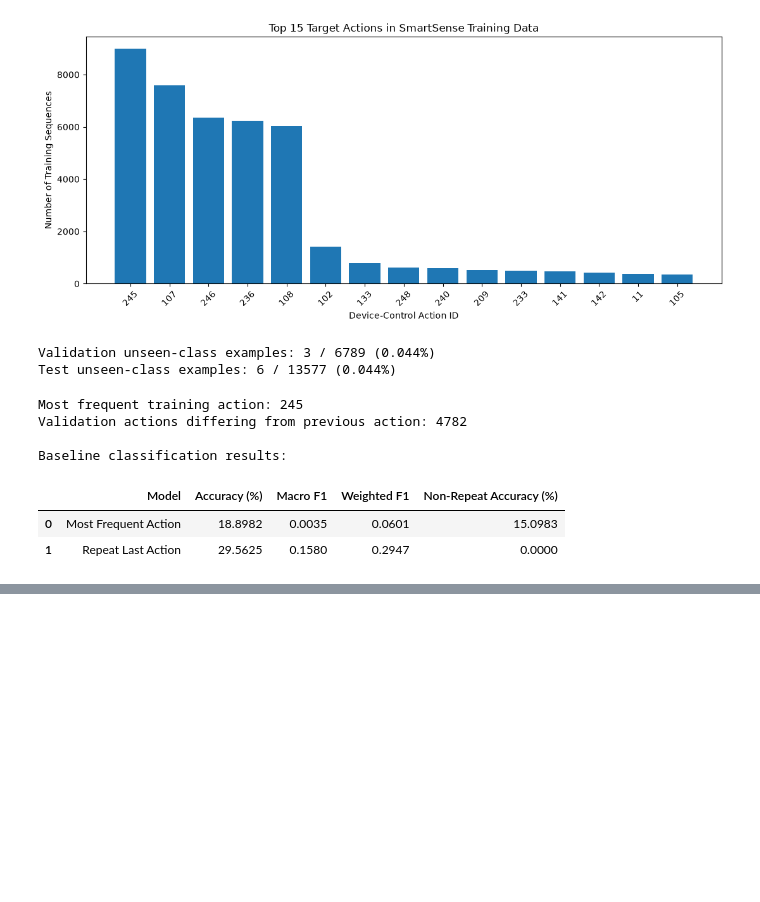
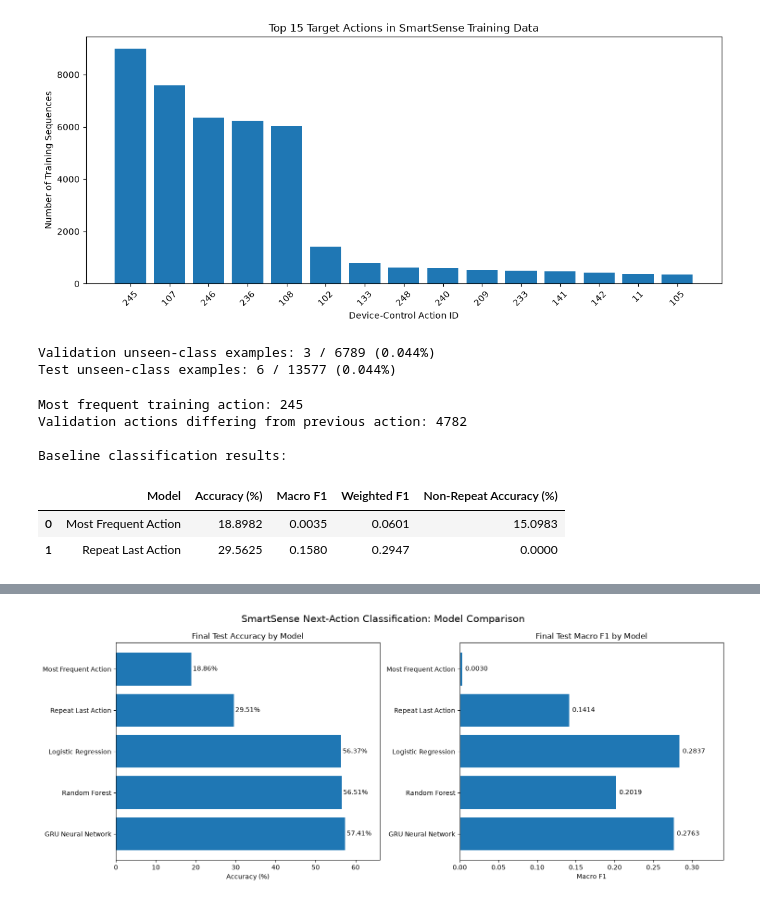
Before and after one commit to HarrisonWilliams123/data-mining-project, a Jupyter notebook: SmartSense_Classification.ipynb, the cells around one changed output, grey strips where cells are left out. Cells and saved outputs as stored; diff of their text form; code cells hidden in the pictures; blank space fills up the shorter version.

Commit message:
Kept adding more models for testing

```diff
--- a/SmartSense_Classification.ipynb
+++ b/SmartSense_Classification.ipynb
@@ -377,0 +1526,79 @@ Non-repeat accuracy: 55.249%
+# %%
+#Final model comparison visualization
+
+import matplotlib.pyplot as plt
+import numpy as np
+
+# Order models consistently
+model_order = [
+    "Most Frequent Action",
+    "Repeat Last Action",
+    "Logistic Regression",
+    "Random Forest",
+    "GRU Neural Network"
+]
+
+plot_df = (
+    test_comparison
+    .set_index("Model")
+    .loc[model_order]
+    .reset_index()
+)
+
+fig, axes = plt.subplots(1, 2, figsize=(15, 6))
+
+# Overall test accuracy
+axes[0].barh(
+    plot_df["Model"],
+    plot_df["Accuracy (%)"]
+)
+
+axes[0].set_title("Final Test Accuracy by Model")
+axes[0].set_xlabel("Accuracy (%)")
+axes[0].invert_yaxis()
+
+for i, value in enumerate(plot_df["Accuracy (%)"]):
+    axes[0].text(
+        value + 0.4,
+        i,
+        f"{value:.2f}%",
+        va="center"
+    )
+
+axes[0].set_xlim(
+    0,
+    max(plot_df["Accuracy (%)"]) * 1.15
+)
+
+# Macro F1
+axes[1].barh(
+    plot_df["Model"],
+    plot_df["Macro F1"]
+)
+
+axes[1].set_title("Final Test Macro F1 by Model")
+axes[1].set_xlabel("Macro F1")
+axes[1].invert_yaxis()
+
+for i, value in enumerate(plot_df["Macro F1"]):
+    axes[1].text(
+        value + 0.004,
+        i,
+        f"{value:.4f}",
+        va="center"
+    )
+
+axes[1].set_xlim(
+    0,
+    max(plot_df["Macro F1"]) * 1.2
+)
+
+plt.suptitle(
+    "SmartSense Next-Action Classification: Model Comparison",
+    fontsize=15
+)
+
+plt.tight_layout()
+plt.show()
+# %% [output]
+[figure, added]
```
Also changed, not shown: parts of 10 cells of this notebook.
